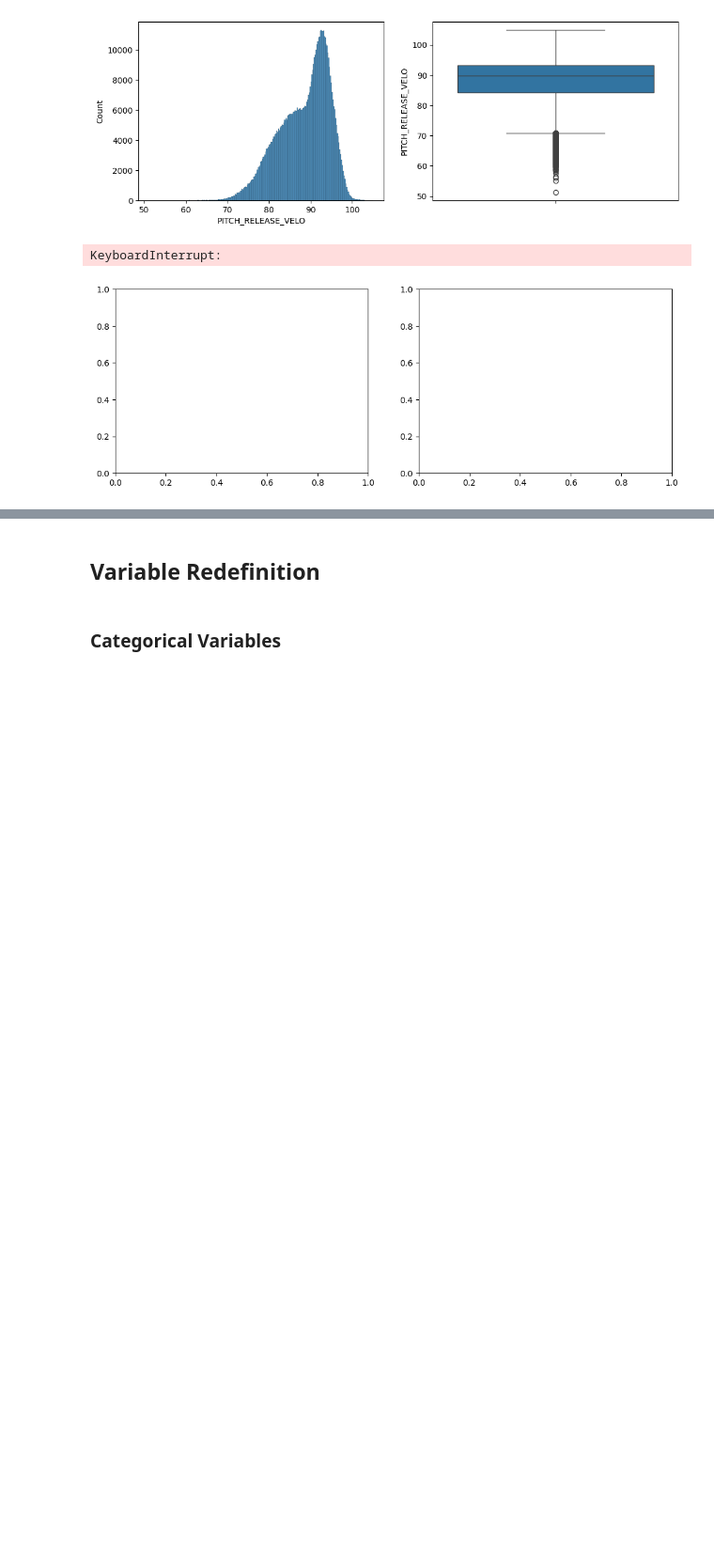
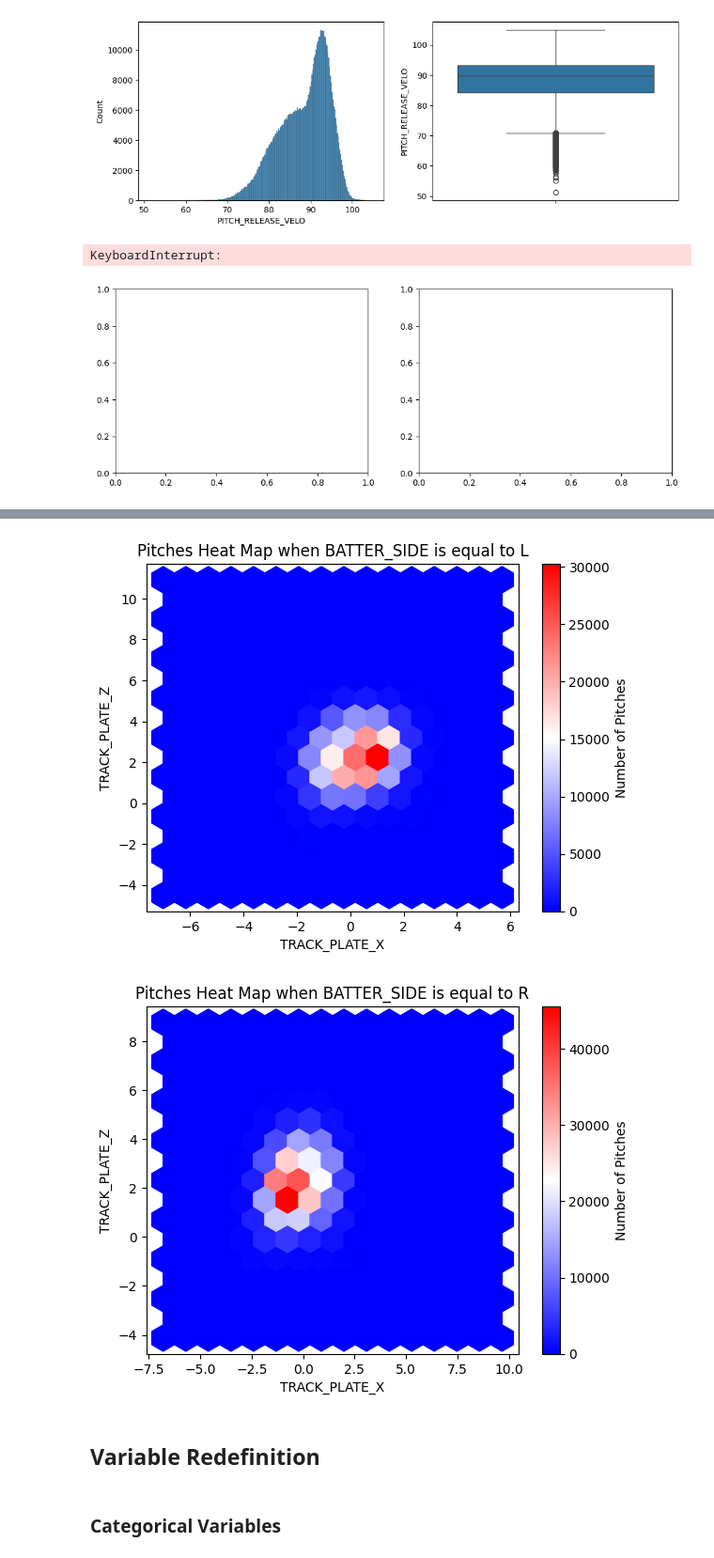
Before and after one commit to aks5bx/atl-braves, a Jupyter notebook: analysis.ipynb, the cells around one changed output, grey strips where cells are left out. Shown: that part at 94% size. Cells and saved outputs as stored; diff of their text form; code cells hidden in the pictures; blank space fills up the shorter version.

```diff
--- a/analysis.ipynb
+++ b/analysis.ipynb
@@ -171,3 +292,8 @@ KeyboardInterrupt:
+# %%
+show_heatmap('BATTER_SIDE', 'categorical', df=strike_df, strike_only=False)
+# %% [output]
+[figure, added]
+[figure, added]
 # %% [markdown]
 ## Variable Redefinition
 # %% [markdown]
```
Also changed, not shown: parts of 24 cells of this notebook.
